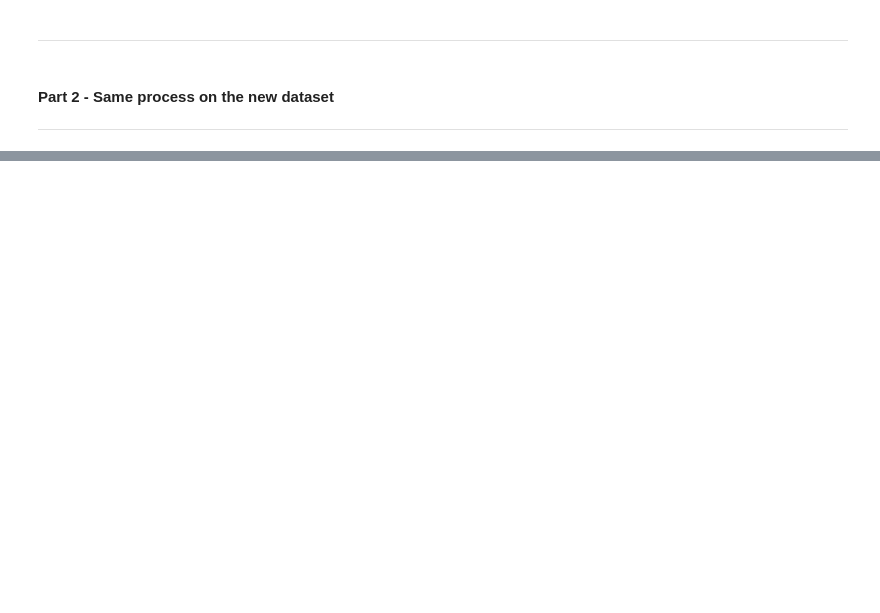
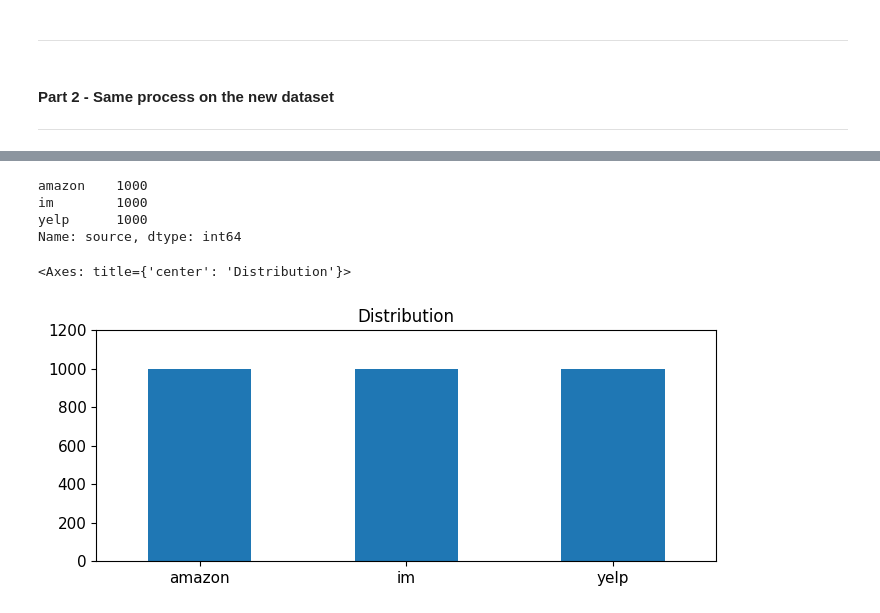
Before and after one commit to Haoze0102/DM2023-Lab1-Master, a Jupyter notebook: Homework/DM2023-Lab1-Homework.ipynb, the cells around one changed output, grey strips where cells are left out. Drawn from its saved outputs; the diff is of its cells as text; code cells hidden in the pictures; blank space fills up the shorter version.

```diff
--- a/Homework/DM2023-Lab1-Homework.ipynb
+++ b/Homework/DM2023-Lab1-Homework.ipynb
@@ -475,0 +486,26 @@ X[0:9]
+# %%
+import os
+import pandas as pd
+
+path = "./sentiment+labelled+sentences\sentiment labelled sentences"
+dir_name = os.listdir(path)
+data = []
+
+for file_name in dir_name:
+    if file_name not in [".DS_Store", "readme.txt"]:
+        with open(path + "/" + file_name, 'r', encoding="utf-8") as f:
+            for line in f:
+                tmp=[]
+                sentence = line.split("\t")[0]
+                score = int(line.split("\t")[1].split("\n")[0])
+                if file_name == "amazon_cells_labelled.txt":
+                    source = "amazon"
+                else:
+                    source = file_name.rstrip("_labelled.txt")
+                tmp.append(sentence)
+                tmp.append(score)
+                tmp.append(source)
+                data.append(tmp)
+
+X = pd.DataFrame(data, columns = ["sentence", "score", "source"])
+X
@@ -475,0 +605,15 @@ X[0:9]
+# %%
+print(X.source.value_counts())
+
+# plot barchart for X
+X.source.value_counts().plot(kind = 'bar',
+                                    title = 'Distribution',
+                                    ylim = [0, 1200],
+                                    rot = 0, fontsize = 11, figsize = (8,3))
+# %% [output]
+amazon    1000
+im        1000
+yelp      1000
+Name: source, dtype: int64
+<Axes: title={'center': 'Distribution'}>
+[figure, added]
```
Also changed, not shown: parts of 60 cells of this notebook, 1 other file.
